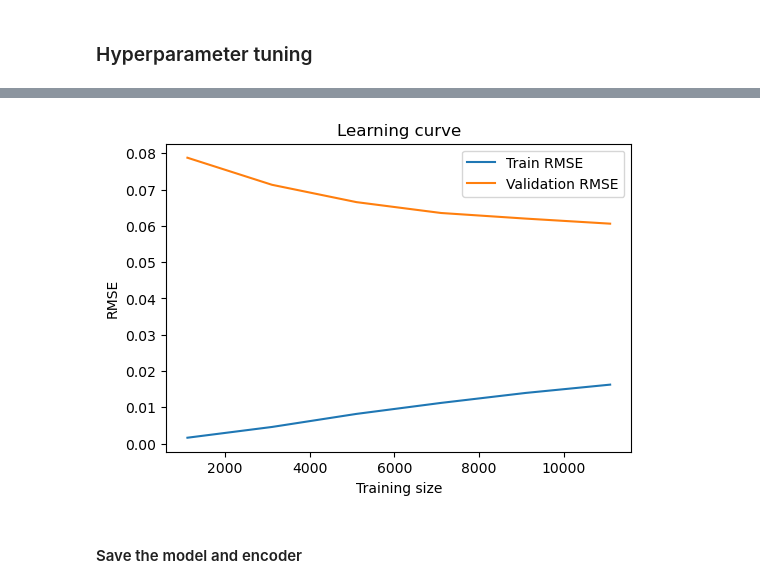
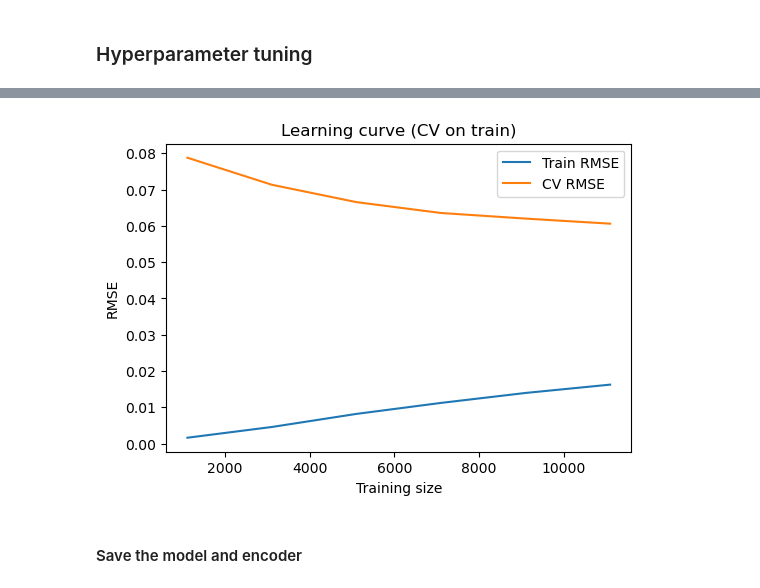
Before and after one commit to Aigerim05/Personalized-Workout-Nutrition-plans-generation-, a Jupyter notebook: 4_Workout_model.ipynb, the cells around one changed output, grey strips where cells are left out. Saved outputs shown, nothing was run; the diff lists cells and outputs as text; code cells hidden in the pictures.

```diff
--- a/4_Workout_model.ipynb
+++ b/4_Workout_model.ipynb
@@ -166,0 +155,17 @@ Test RMSE: 0.0635
+# %%
+# Train the "manual HP model" on train only (classical)
+xgb_manual_best = XGBRegressor(
+    n_estimators=best_n_estimators,
+    learning_rate=0.05,
+    max_depth=5,
+    subsample=0.8,
+    colsample_bytree=0.8,
+    objective="reg:squarederror",
+    random_state=42,
+    n_jobs=-1
+)
+xgb_manual_best.fit(X_train_enc, y_train)
+
+test_pred_manual = xgb_manual_best.predict(X_test_enc)
+test_rmse_manual = rmse(y_test, test_pred_manual)
+print(f"[Manual HP] Test RMSE: {test_rmse_manual:.6f}")
@@ -260,26 +301,35 @@ plt.show()
 # %%
+# Learning curve (on TRAIN only; CV inside)
+est_for_curve = XGBRegressor(
+    **best_params,
+    objective="reg:squarederror",
+    random_state=42,
+    n_jobs=-1
+)
+
 train_sizes, train_scores, val_scores = learning_curve(
-    best_model,
+    est_for_curve,
     X_train_enc,
     y_train,
     cv=5,
     scoring="neg_mean_squared_error",
-    train_sizes=np.linspace(0.1, 1.0, 6)
+    train_sizes=np.linspace(0.1, 1.0, 6),
+    n_jobs=-1
 )
 
-train_rmse = np.sqrt(-train_scores.mean(axis=1))
-val_rmse   = np.sqrt(-val_scores.mean(axis=1))
+train_rmse_curve = np.sqrt(-train_scores.mean(axis=1))
+val_rmse_curve   = np.sqrt(-val_scores.mean(axis=1))
 
-plt.figure(figsize=(6,4))
-plt.plot(train_sizes, train_rmse, label="Train RMSE")
-plt.plot(train_sizes, val_rmse, label="Validation RMSE")
+plt.figure(figsize=(6, 4))
+plt.plot(train_sizes, train_rmse_curve, label="Train RMSE")
+plt.plot(train_sizes, val_rmse_curve, label="CV RMSE")
 plt.xlabel("Training size")
 plt.ylabel("RMSE")
-plt.title("Learning curve")
+plt.title("Learning curve (CV on train)")
 plt.legend()
 plt.show()
 # %% [output]
-[figure, old version]
+[figure, new version]
 # %% [markdown]
 #### Save the model and encoder
 # %%
```
Also changed, not shown: parts of 17 cells of this notebook, 3 other files.
